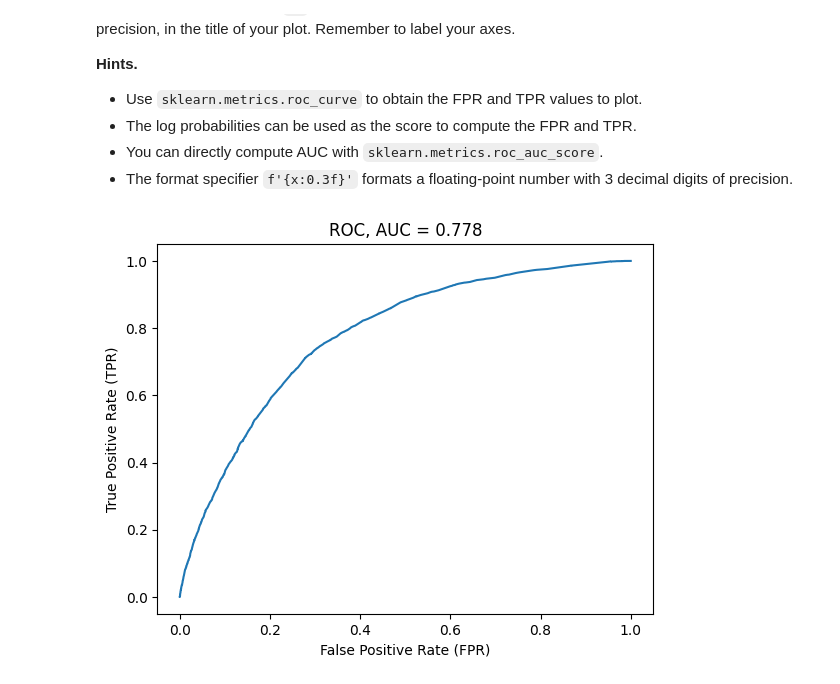
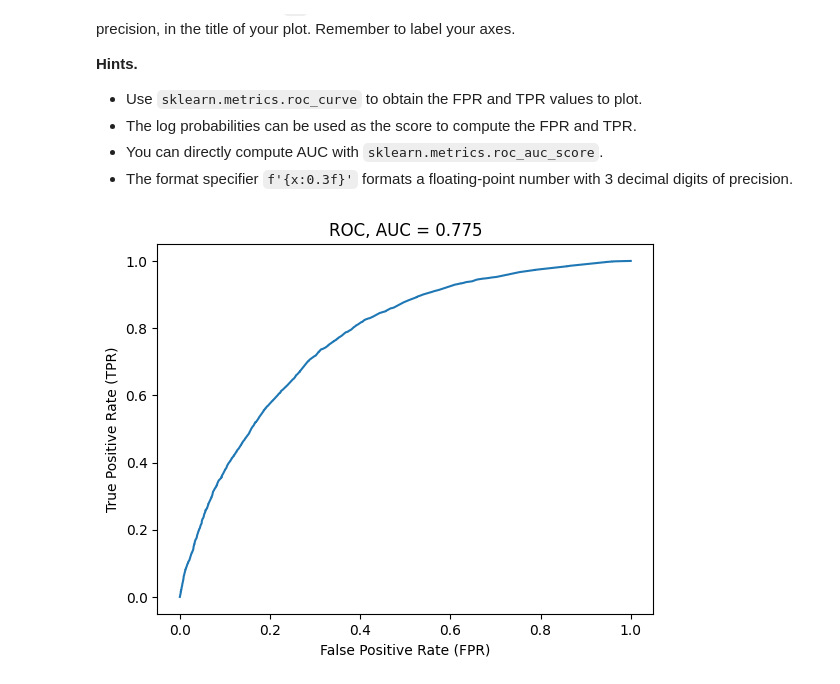
Before and after one commit to david-ferm00/data_science_and_ai, a Jupyter notebook: assignment_3/assignment3_template-1.ipynb, the cells around one changed output. Drawn from its saved outputs; the diff is of its cells as text; code cells hidden in the pictures.

```diff
--- a/assignment_3/assignment3_template-1.ipynb
+++ b/assignment_3/assignment3_template-1.ipynb
@@ -464,16 +478,14 @@ Compute the accuracy, precision, recall, and F-score of your classifier and stor
 
 import numpy as np
 import sklearn as skl
-from sklearn import model_selection
-from sklearn import naive_bayes
 
 X = df[df.columns[1:]].values
 
-X_train, X_test, y_train, y_test = skl.model_selection.train_test_split(X, y, test_size = 0.25, random_state = 16445)
+X_train, X_test, y_train, y_test = skl.model_selection.train_test_split(X, y, test_size = 0.25, random_state = 123456)
 catNB = skl.naive_bayes.CategoricalNB()
 catNB.fit(X_train, y_train)
 y_pred = catNB.predict(X_test)
-lp_pred = catNB.predict_log_proba(X_test)
+log_prob_pred = catNB.predict_log_proba(X_test)
 
 accuracy = skl.metrics.accuracy_score(y_test, y_pred)
 precision = skl.metrics.precision_score(y_test, y_pred)
@@ -492,19 +504,19 @@ Finally, compute the Receiver-Operator Characteristic. As before, create the axe
 # %%
 # Codegrade Tag Question11
 # Do *not* remove the tag above
 
 import matplotlib.pyplot as plt
 
-scores = lp_pred[:, 1]
+scores = log_prob_pred[:, 1]
 fpr, tpr, thresholds = skl.metrics.roc_curve(y_test, scores)
 
 figsize, ax = plt.subplots()
 ax.plot(fpr, tpr)
 auc = skl.metrics.roc_auc_score(y_test, scores)
 ax.set_title(f'ROC, AUC = {auc:0.3f}')
 ax.set_xlabel('False Positive Rate (FPR)')
 ax.set_ylabel('True Positive Rate (TPR)')
 
 plt.show()
 # %% [output]
-[figure, old version]
+[figure, new version]
```
Also changed, not shown: parts of 2 cells of this notebook, 1 other file.
